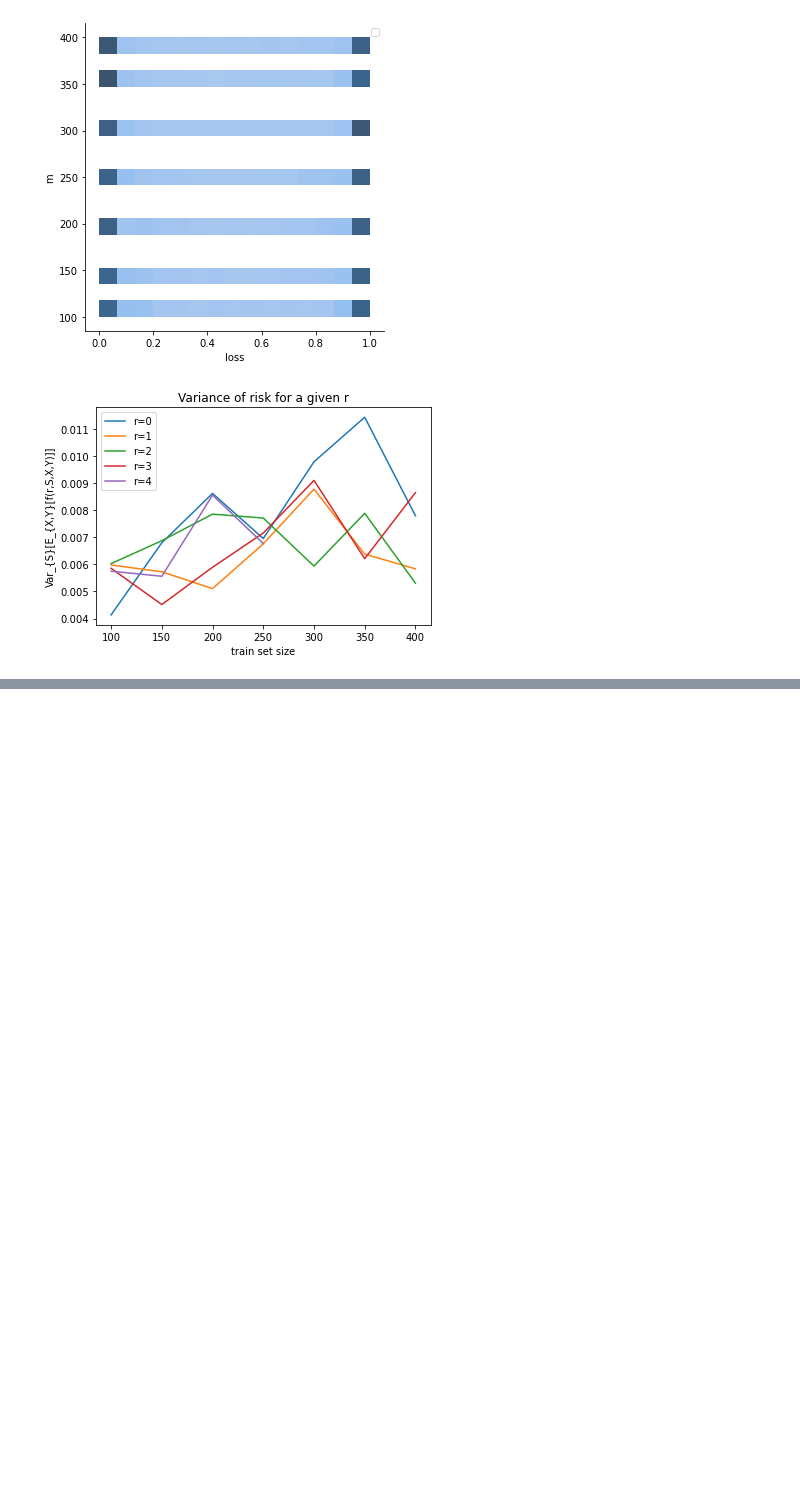
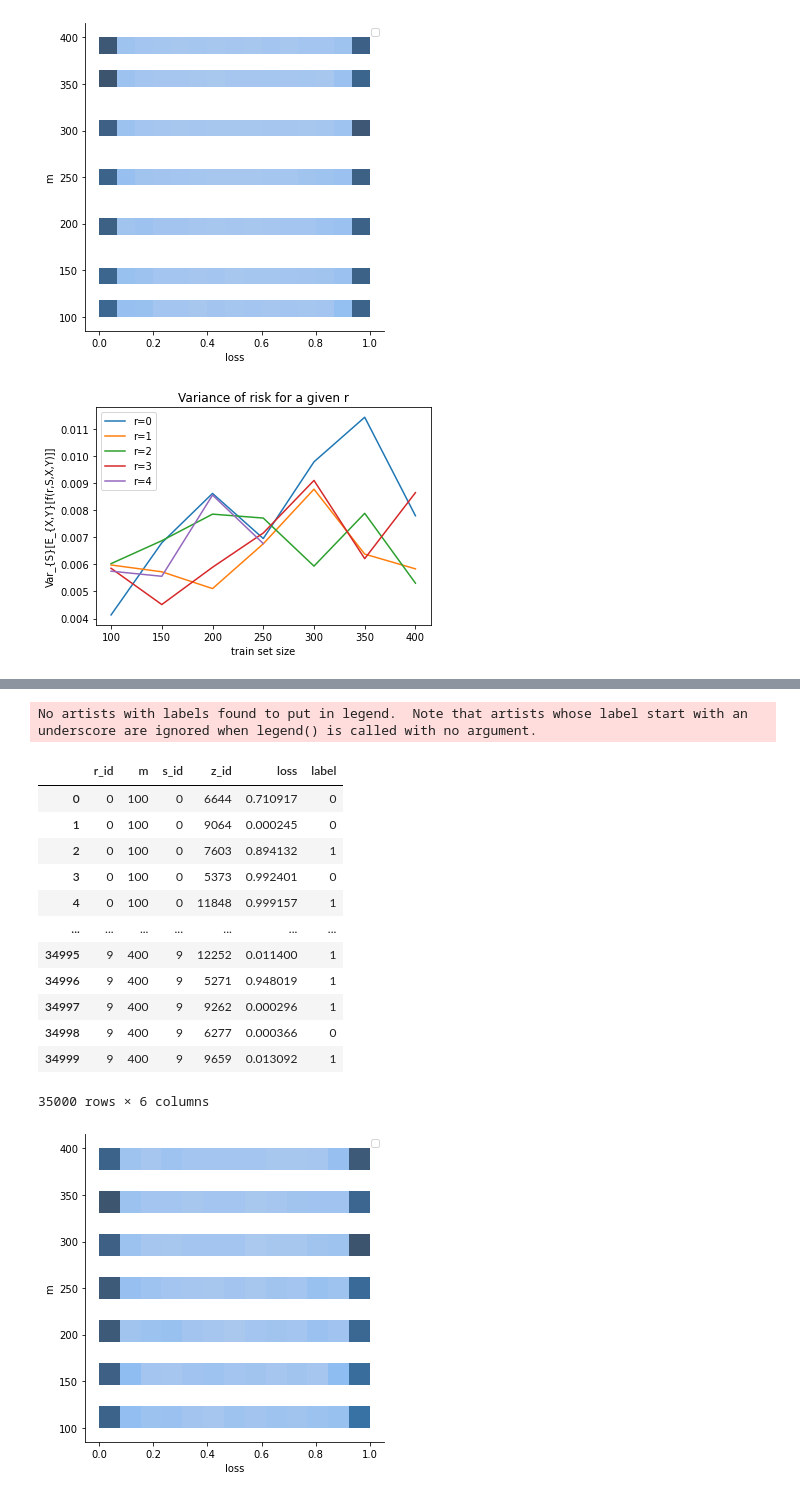
Before and after one commit to abstruse020/support_stability_experiments, a Jupyter notebook: TMLR_Submission/random_label_exp/infer.ipynb, the cells around one changed output, grey strips where cells are left out. Saved outputs shown, nothing was run; the diff lists cells and outputs as text; code cells hidden in the pictures; blank space fills up the shorter version.

Commit message:
Minor fix in random label files

```diff
--- a/TMLR_Submission/random_label_exp/infer.ipynb
+++ b/TMLR_Submission/random_label_exp/infer.ipynb
@@ -547,0 +623,23 @@ plt.title('Variance of risk for a given r')
+# %%
+prob_file = 'results/ex1_mnist_l32_z50_s10_r10/prob_file.csv'
+prob_df = pd.read_csv(prob_file, index_col=None)
+
+sns.displot(prob_df[(prob_df['r_id'] ==3)], x='loss', y='m')#, hue='m', element='step')
+plt.legend()
+prob_df
+# %% [output]
+No artists with labels found to put in legend.  Note that artists whose label start with an underscore are ignored when legend() is called with no argument.
+|  | r_id | m | s_id | z_id | loss | label |
+| 0 | 0 | 100 | 0 | 6644 | 0.710917 | 0 |
+| 1 | 0 | 100 | 0 | 9064 | 0.000245 | 0 |
+| 2 | 0 | 100 | 0 | 7603 | 0.894132 | 1 |
+| 3 | 0 | 100 | 0 | 5373 | 0.992401 | 0 |
+| 4 | 0 | 100 | 0 | 11848 | 0.999157 | 1 |
+| ... | ... | ... | ... | ... | ... | ... |
+| 34995 | 9 | 400 | 9 | 12252 | 0.011400 | 1 |
+| 34996 | 9 | 400 | 9 | 5271 | 0.948019 | 1 |
+| 34997 | 9 | 400 | 9 | 9262 | 0.000296 | 1 |
+| 34998 | 9 | 400 | 9 | 6277 | 0.000366 | 0 |
+| 34999 | 9 | 400 | 9 | 9659 | 0.013092 | 1 |
+35000 rows × 6 columns
+[figure, added]
```
Also changed, not shown: parts of 67 cells of this notebook, 30 other files.
